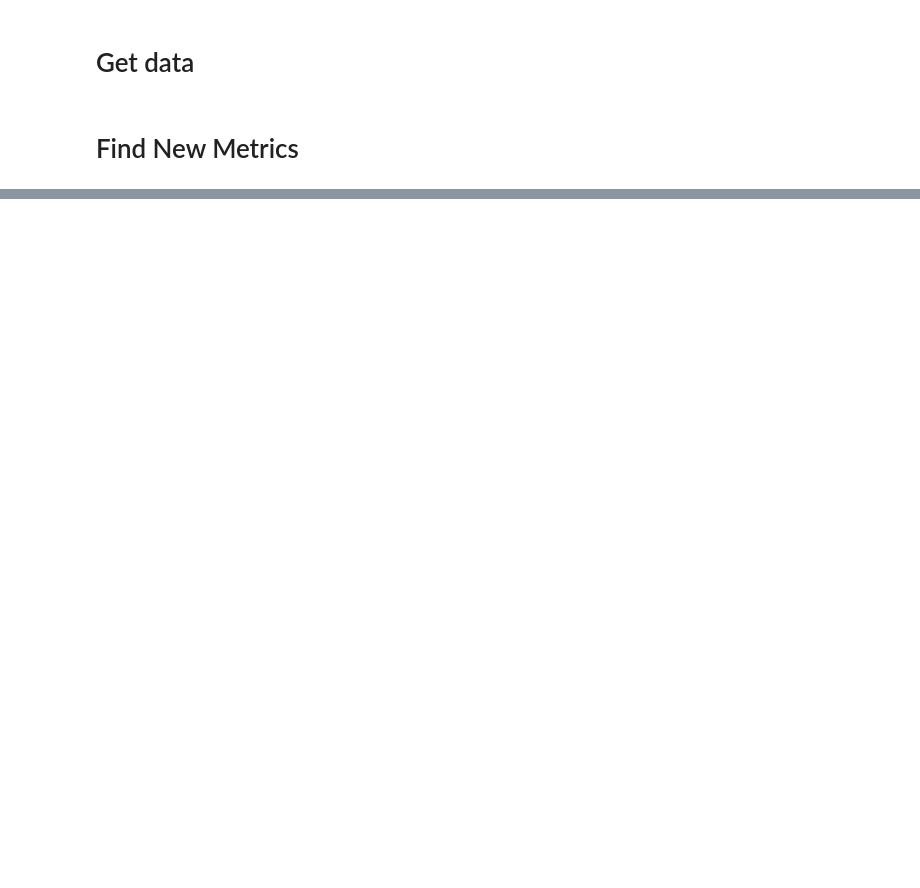
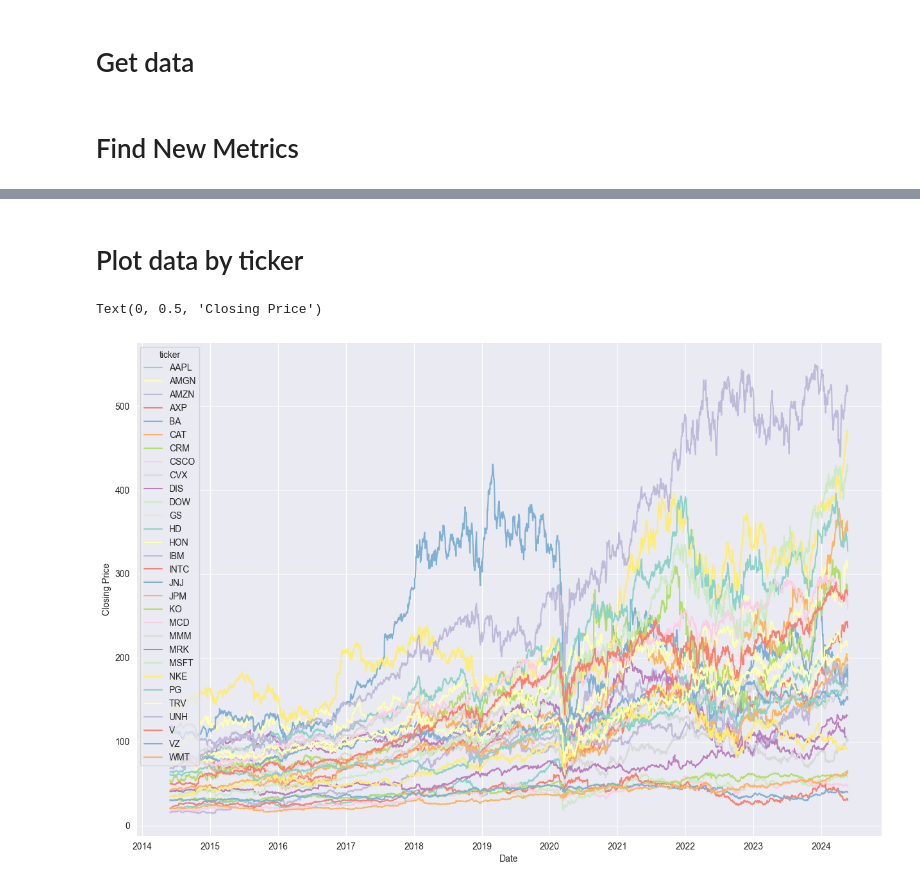
Before and after one commit to laffer-ryan/InvestmentApp, a Jupyter notebook: finance_eda.ipynb, the cells around one changed output, grey strips where cells are left out. Cells and saved outputs as stored; diff of their text form; code cells hidden in the pictures; blank space fills up the shorter version.

```diff
--- a/finance_eda.ipynb
+++ b/finance_eda.ipynb
@@ -29,7 +21,10 @@ Warning - Certain functionality
 # %% [markdown]
 # Get data
 # %%
-start_date = dt.datetime.now() - dt.timedelta(days=365 * 10)
+years = 10
+days_required = 365 * years
+
+start_date = dt.datetime.now() - dt.timedelta(days=days_required)
 end_date = dt.datetime.now()
 data = {}
 
@@ -111,3 +105,10 @@ def calculate_bollinger_bands(data, window_size=7, num_std=2):
+# %%
+def holiday_days(data):
+    data['Days_to_next_holiday'] = (data['Date'] + pd.Timedelta(days=1)).dt.to_period('D').dt.start_time
+    data['Days_since_last_holiday'] = (data['Date'] - pd.Timedelta(days=1)).dt.to_period('D').dt.end_time
+    data['Days_Remaining_in_Year'] = (pd.to_datetime(data['Date'] + pd.offsets.YearEnd(0))).dt.dayofyear
+
+    return data['Days_to_next_holiday'], data['Days_since_last_holiday'], data['Days_Remaining_in_Year']
 # %%
 # momentum oscillator that measures the speed and change of price movements.
 # The formula for RSI involves calculating average gains and losses over a specified period
@@ -124,3 +125,8 @@ fin_df['MACD_vs_Signal_Line'] = macd_vs_signal
 upper_band, lower_band = calculate_bollinger_bands(fin_df)
 fin_df['Upper_Band'] = upper_band
 fin_df['Lower_Band'] = lower_band
+
+days_to_next_holiday, days_since_last_holiday, Days_Remaining_in_Year = holiday_days(fin_df)
+fin_df['Days_to_Next_Holiday'] = days_to_next_holiday
+fin_df['Days_Since_Last_Holiday'] = days_since_last_holiday
+fin_df['Days_Remaining_in_Year'] = Days_Remaining_in_Year
@@ -139,0 +137,11 @@ fin_df = fin_df.dropna(subset=['tomorrow_close'])
+# %% [markdown]
+# Plot data by ticker
+# %%
+palette = sns.color_palette("Set3", n_colors=30)
+plt.figure(figsize=(15,10))
+sns.lineplot(data=fin_df, x = 'Date', y = 'Close', hue='ticker', palette=palette)
+plt.xlabel('Date')
+plt.ylabel('Closing Price')
+# %% [output]
+Text(0, 0.5, 'Closing Price')
+[figure, added]
```
Also changed, not shown: parts of 13 cells of this notebook, 2 other files.
